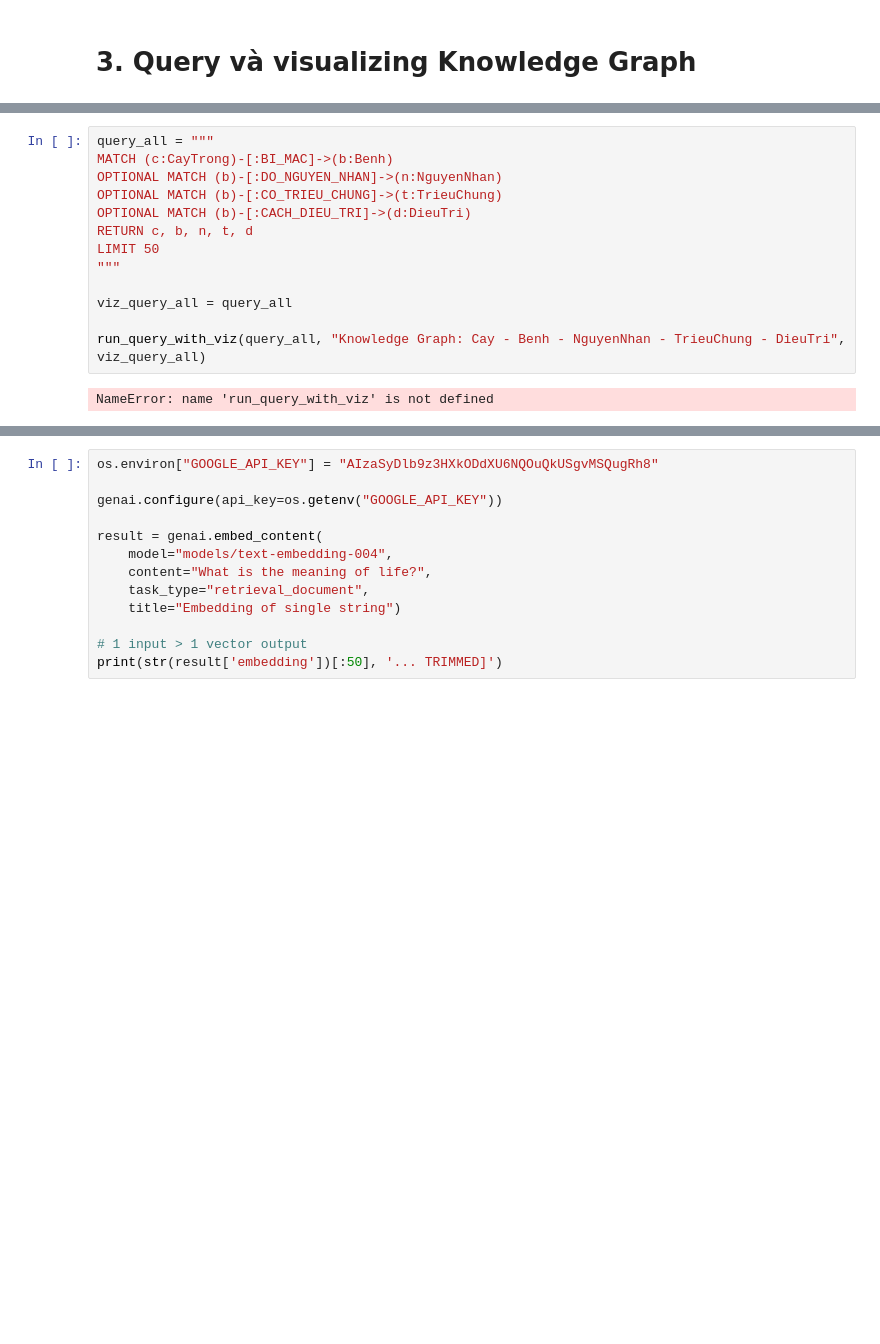
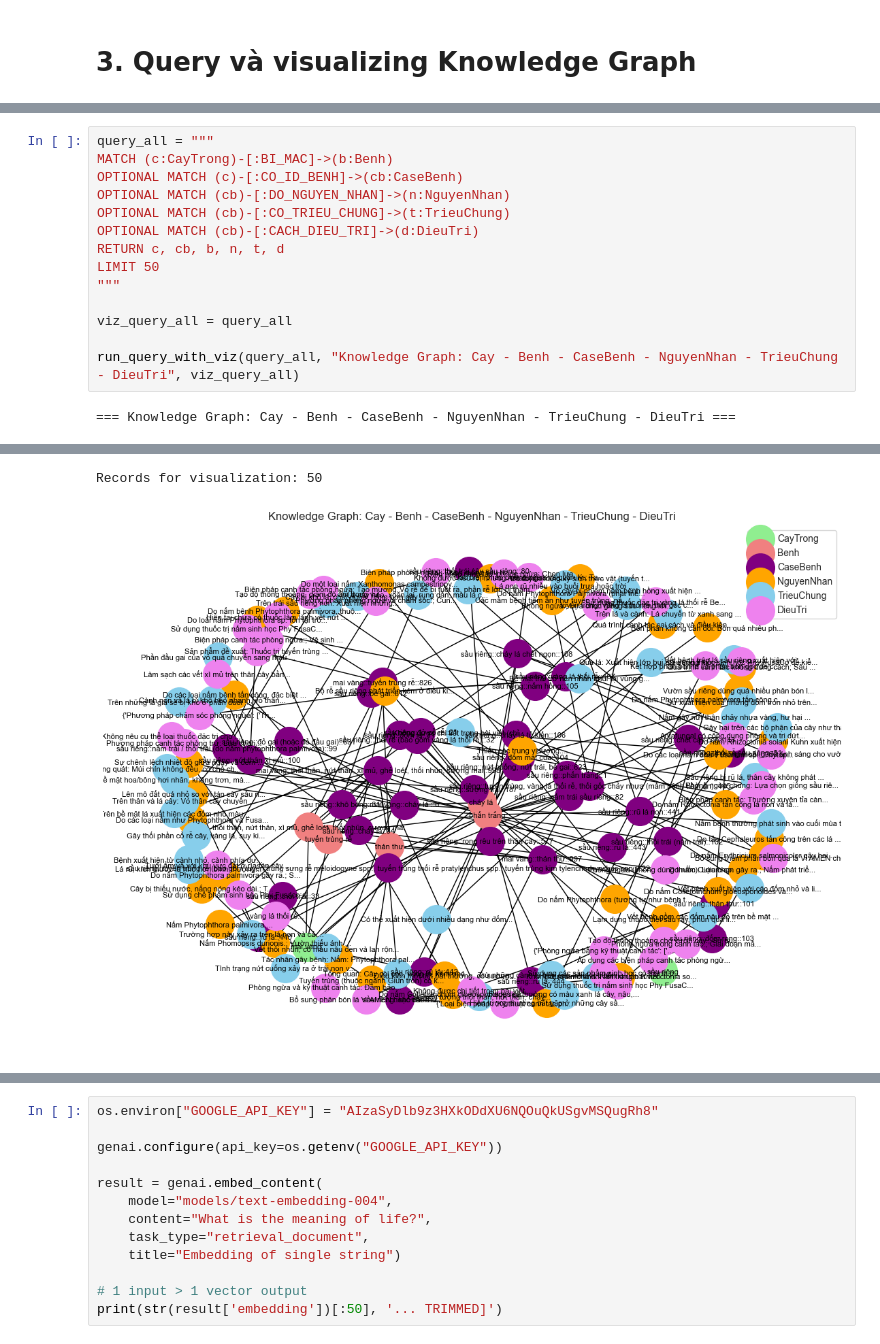
Before and after one commit to samuel7232003/project-ky-9, a Jupyter notebook: KG_RAG_AI/rag_knowledge_graph_disease_tree/build_graph.ipynb, the cells around one changed output, grey strips where cells are left out. Drawn from its saved outputs; the diff is of its cells as text; blank space fills up the shorter version.

```diff
--- a/KG_RAG_AI/rag_knowledge_graph_disease_tree/build_graph.ipynb
+++ b/KG_RAG_AI/rag_knowledge_graph_disease_tree/build_graph.ipynb
@@ -186,15 +185,16 @@ def run_query_with_viz(query, title, viz_query=None):
 # %%
 query_all = """
 MATCH (c:CayTrong)-[:BI_MAC]->(b:Benh)
-OPTIONAL MATCH (b)-[:DO_NGUYEN_NHAN]->(n:NguyenNhan)
-OPTIONAL MATCH (b)-[:CO_TRIEU_CHUNG]->(t:TrieuChung)
-OPTIONAL MATCH (b)-[:CACH_DIEU_TRI]->(d:DieuTri)
-RETURN c, b, n, t, d
+OPTIONAL MATCH (c)-[:CO_ID_BENH]->(cb:CaseBenh)
+OPTIONAL MATCH (cb)-[:DO_NGUYEN_NHAN]->(n:NguyenNhan)
+OPTIONAL MATCH (cb)-[:CO_TRIEU_CHUNG]->(t:TrieuChung)
+OPTIONAL MATCH (cb)-[:CACH_DIEU_TRI]->(d:DieuTri)
+RETURN c, cb, b, n, t, d
 LIMIT 50
 """
 
 viz_query_all = query_all
 
-run_query_with_viz(query_all, "Knowledge Graph: Cay - Benh - NguyenNhan - TrieuChung - DieuTri", viz_query_all)
+run_query_with_viz(query_all, "Knowledge Graph: Cay - Benh - CaseBenh - NguyenNhan - TrieuChung - DieuTri", viz_query_all)
 # %% [output]
-NameError: name 'run_query_with_viz' is not defined
+=== Knowledge Graph: Cay - Benh - CaseBenh - NguyenNhan - TrieuChung - DieuTri ===
@@ -201,3 +218,5 @@ NameError: name 'run_query_with_viz' is not defined
+Records for visualization: 50
+[figure, added]
 # %%
 # Truy vấn tất cả các loại bệnh của cây sầu riêng
 
```
Also changed, not shown: parts of 16 cells of this notebook, 1 other file.
